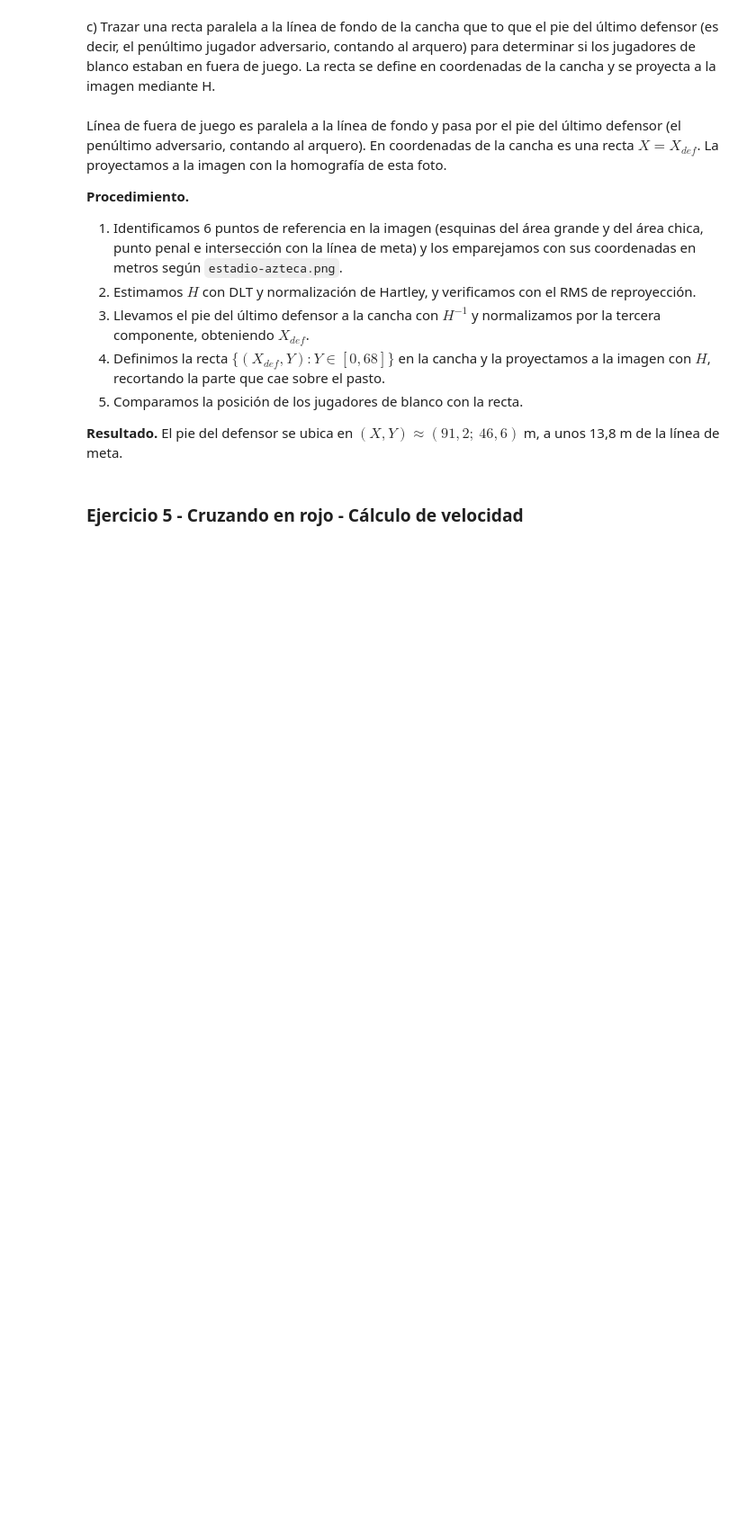
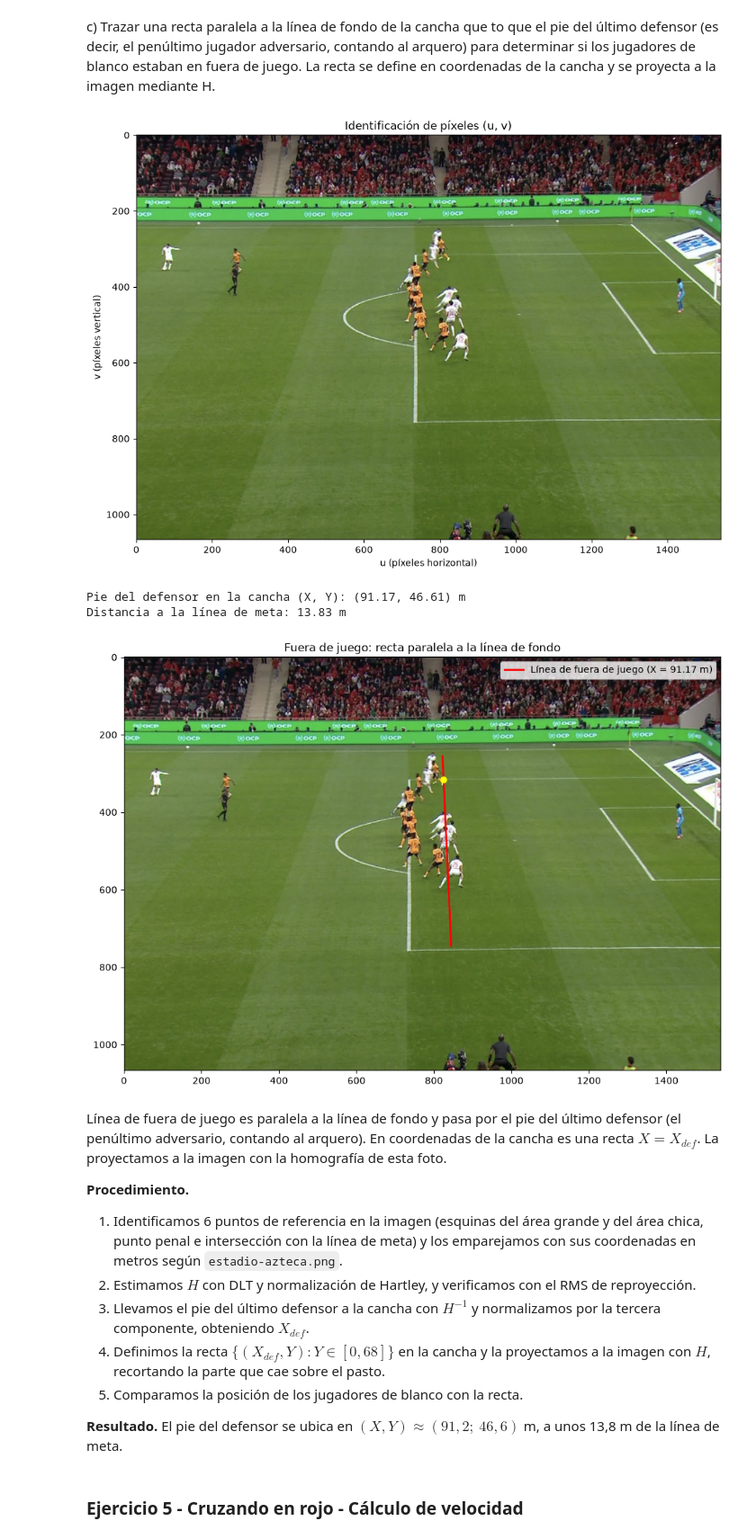
Before and after one commit to FrancoN4/TP-ALC, a Jupyter notebook: TP ALC/grupo_XX_TP.ipynb, the cells around one changed output. Shown at 90% size. Drawn from its saved outputs; the diff is of its cells as text; code cells hidden in the pictures; blank space fills up the shorter version.

```diff
--- a/TP ALC/grupo_XX_TP.ipynb
+++ b/TP ALC/grupo_XX_TP.ipynb
@@ -279,13 +299,12 @@ define en coordenadas de la cancha y se proyecta a la imagen mediante H.
 # Fuera de juego: recta paralela a la línea de fondo
 # ============================================================
 
-img = cv2.imread(r'Path de imagen fuera de juego')
+img = cv2.imread('futbol/test-fuera-de-juego.png')
 img_rgb = img[:, :, ::-1]
 
 # Imagen con grilla para leer a ojo las coordenadas (u, v)
 plt.figure(figsize=(12, 8))
 plt.imshow(img_rgb)
-plt.grid(True, color='red', linestyle='--', linewidth=0.5)
 plt.xlabel('u (píxeles horizontal)')
 plt.ylabel('v (píxeles vertical)')
 plt.title('Identificación de píxeles (u, v)')
@@ -324,9 +343,13 @@ u_def = 825   # píxel (u, v) del pie del último defensor
 v_def = 315
 
 # Llevamos el píxel a la cancha con la inversa de H y deshomogeneizamos
-pt_real = multiplicacionMatricial(inversa(H_fuera), np.array([u_def, v_def, 1]))
-xReal = pt_real[0] / pt_real[2]
-yReal = pt_real[1] / pt_real[2]
+pt_imagen = np.array([[u_def], [v_def], [1]])
+
+pt_real = multiplicacionMatricial(inversa(H_fuera), pt_imagen)
+
+xReal = float(pt_real[0, 0] / pt_real[2, 0])
+yReal = float(pt_real[1, 0] / pt_real[2, 0])
+
 print(f"Pie del defensor en la cancha (X, Y): ({xReal:.2f}, {yReal:.2f}) m")
 print(f"Distancia a la línea de meta: {105.0 - xReal:.2f} m")
 
@@ -338,33 +361,38 @@ X_recta = xReal * np.ones(101)
 
 # Coordenadas homogéneas (X, Y, 1), matriz de 3 x 101
 RectaReal = np.vstack([X_recta, Y_recta, np.ones(101)])
 
 # ------------------------------------------------------------
 # Proyección de la recta a la imagen con H
 # ------------------------------------------------------------
 RectaImg = multiplicacionMatricial(H_fuera, RectaReal)
 RectaImg = RectaImg / RectaImg[2, :]   # deshomogeneizamos
 
 u_recta = RectaImg[0, :]
 v_recta = RectaImg[1, :]
 
 # Nos quedamos solo con los puntos que caen sobre el pasto en el encuadre
 v_carteles_top = 250   # altura aproximada de los carteles LED
 v_pasto_bottom = 750   # límite inferior del pasto en el encuadre
 mask = (v_recta >= v_carteles_top) * (v_recta <= v_pasto_bottom)   # producto = "y" lógico
 
 u_recta_cancha = u_recta[mask]
 v_recta_cancha = v_recta[mask]
 
 # ------------------------------------------------------------
 plt.figure(figsize=(12, 8))
 plt.imshow(img_rgb)
 plt.plot(u_recta_cancha, v_recta_cancha, color='red', linewidth=2,
          label=f'Línea de fuera de juego (X = {xReal:.2f} m)')
 plt.scatter([u_def], [v_def], color='yellow', s=40, zorder=5)   # pie del defensor
 plt.title("Fuera de juego: recta paralela a la línea de fondo")
 plt.legend()
 plt.show()
+# %% [output]
+[figure, added]
+Pie del defensor en la cancha (X, Y): (91.17, 46.61) m
+Distancia a la línea de meta: 13.83 m
+[figure, added]
 # %% [markdown]
 Línea de fuera de juego es paralela a la línea de fondo y pasa por el
 pie del último defensor (el penúltimo adversario, contando al arquero). En
```
Also changed, not shown: parts of 4 cells of this notebook, 2 other files.
